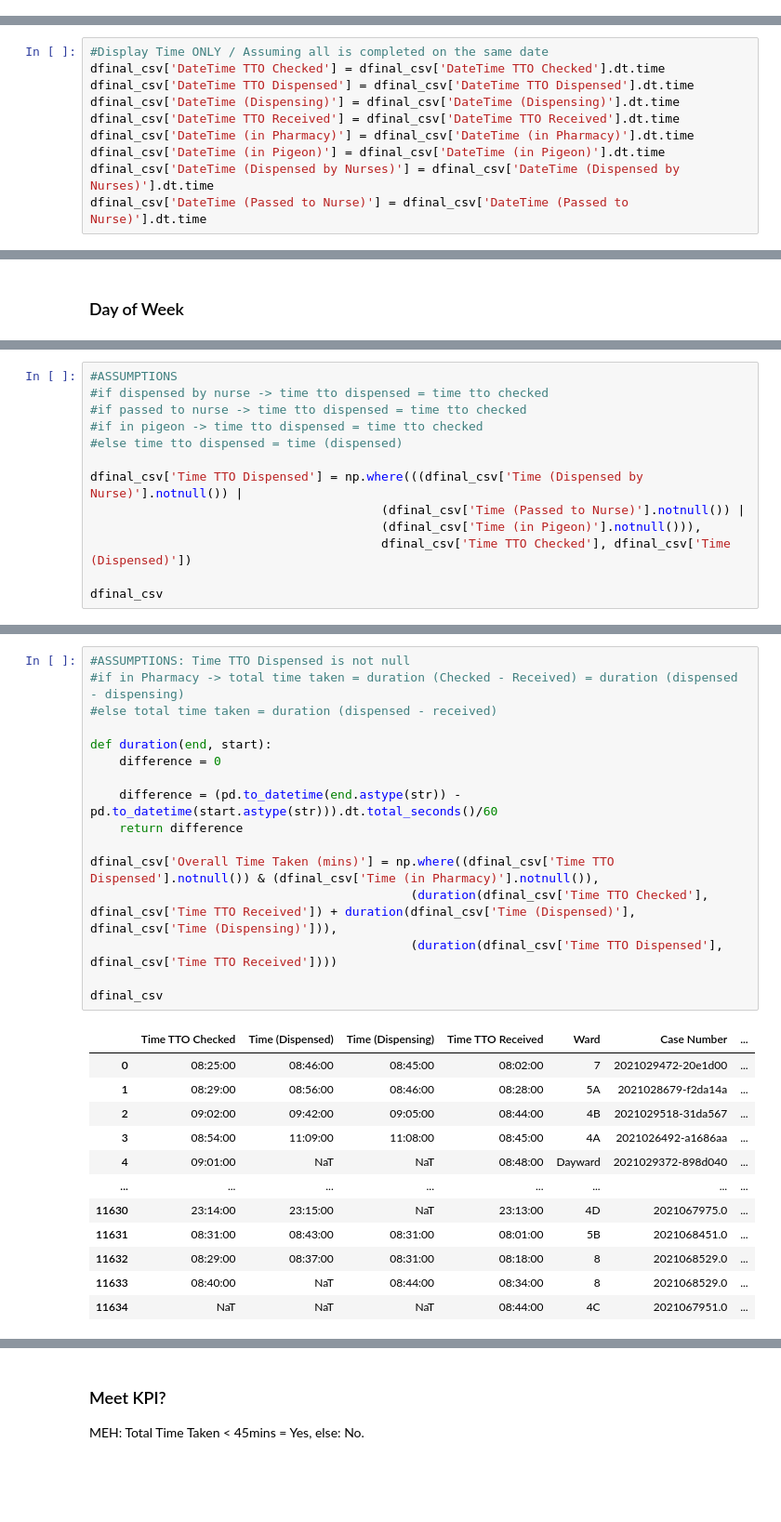
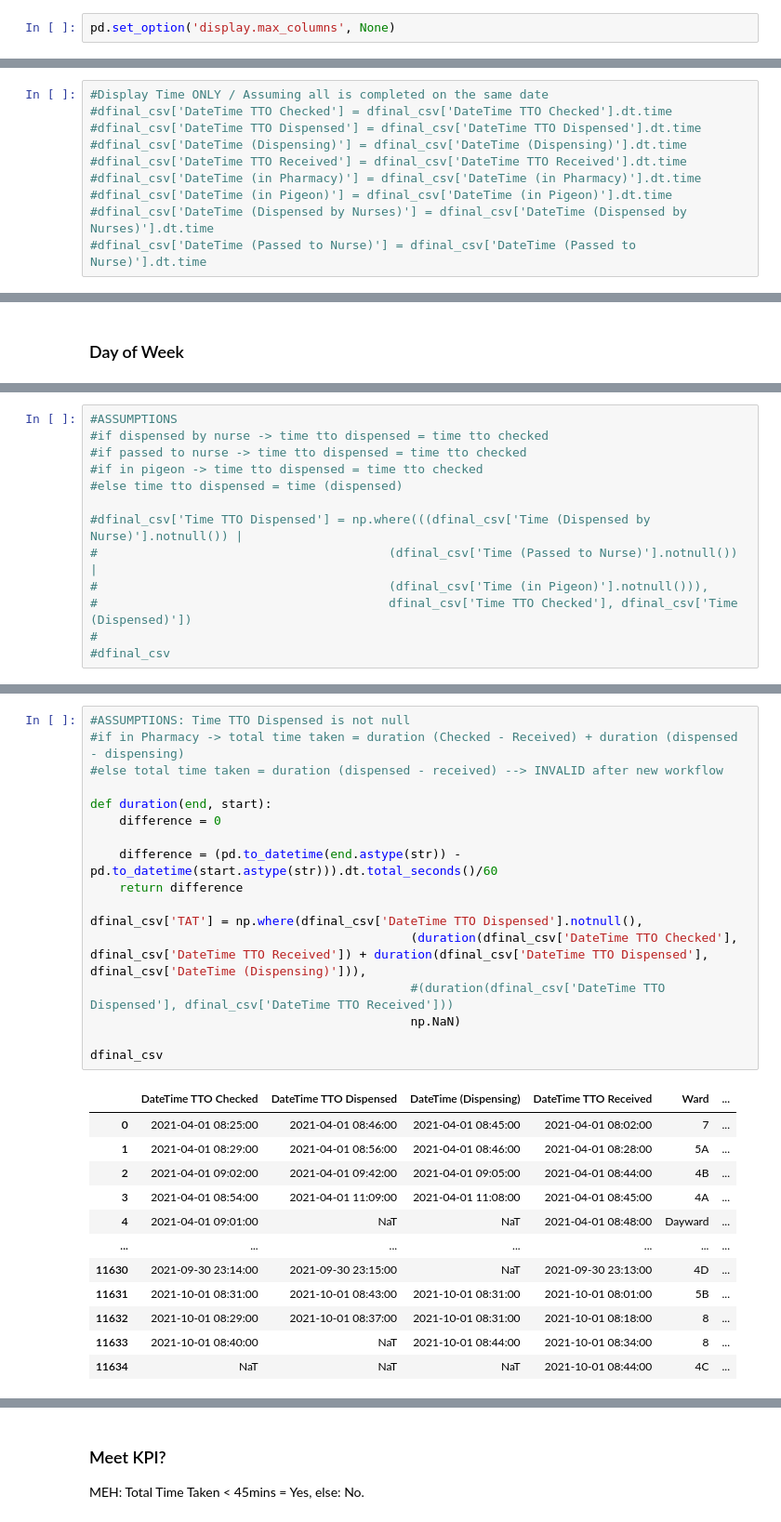
Before and after one commit to RoystonCXW/IS447---Smart-Healthcare, a Jupyter notebook: IS447/System/Code/Pharmacy Dept/MEH_Cleaning.ipynb, the cells around one changed output, grey strips where cells are left out. Shown at 93% size. Drawn from its saved outputs; the diff is of its cells as text; blank space fills up the shorter version.

Commit message:
Additional Cleaning for Pharmacy Dept of MEH
Completed based on clarification call on 15/03/22 with Pharmacy Dept.

```diff
--- a/IS447/System/Code/Pharmacy Dept/MEH_Cleaning.ipynb
+++ b/IS447/System/Code/Pharmacy Dept/MEH_Cleaning.ipynb
@@ -3,6 +3,8 @@
 # %%
 import pandas as pd
 import numpy as np
+# %%
+pd.set_option('display.max_columns', None)
 # %% [markdown]
 ## Combining Excel Tabs and Basic Cleaning
 # %%
@@ -465,14 +466,14 @@ dfinal_csv['DateTime (Passed to Nurse)'] = pd.to_datetime(dfinal_csv['DateTime (
 dfinal_csv['Date'] = dfinal_csv['DateTime TTO Received'].dt.date
 # %%
 #Display Time ONLY / Assuming all is completed on the same date
-dfinal_csv['DateTime TTO Checked'] = dfinal_csv['DateTime TTO Checked'].dt.time
-dfinal_csv['DateTime TTO Dispensed'] = dfinal_csv['DateTime TTO Dispensed'].dt.time
-dfinal_csv['DateTime (Dispensing)'] = dfinal_csv['DateTime (Dispensing)'].dt.time
-dfinal_csv['DateTime TTO Received'] = dfinal_csv['DateTime TTO Received'].dt.time
-dfinal_csv['DateTime (in Pharmacy)'] = dfinal_csv['DateTime (in Pharmacy)'].dt.time
-dfinal_csv['DateTime (in Pigeon)'] = dfinal_csv['DateTime (in Pigeon)'].dt.time
-dfinal_csv['DateTime (Dispensed by Nurses)'] = dfinal_csv['DateTime (Dispensed by Nurses)'].dt.time
-dfinal_csv['DateTime (Passed to Nurse)'] = dfinal_csv['DateTime (Passed to Nurse)'].dt.time
+#dfinal_csv['DateTime TTO Checked'] = dfinal_csv['DateTime TTO Checked'].dt.time
+#dfinal_csv['DateTime TTO Dispensed'] = dfinal_csv['DateTime TTO Dispensed'].dt.time
+#dfinal_csv['DateTime (Dispensing)'] = dfinal_csv['DateTime (Dispensing)'].dt.time
+#dfinal_csv['DateTime TTO Received'] = dfinal_csv['DateTime TTO Received'].dt.time
+#dfinal_csv['DateTime (in Pharmacy)'] = dfinal_csv['DateTime (in Pharmacy)'].dt.time
+#dfinal_csv['DateTime (in Pigeon)'] = dfinal_csv['DateTime (in Pigeon)'].dt.time
+#dfinal_csv['DateTime (Dispensed by Nurses)'] = dfinal_csv['DateTime (Dispensed by Nurses)'].dt.time
+#dfinal_csv['DateTime (Passed to Nurse)'] = dfinal_csv['DateTime (Passed to Nurse)'].dt.time
 # %%
 dfinal_csv.head()
 # %% [output]
@@ -531,9 +527,9 @@ In due of various workflow conditions for MEH, re-calculation of Time TTO Dispen
 #if in pigeon -> time tto dispensed = time tto checked
 #else time tto dispensed = time (dispensed)
 
-dfinal_csv['Time TTO Dispensed'] = np.where(((dfinal_csv['Time (Dispensed by Nurse)'].notnull()) |
-                                        (dfinal_csv['Time (Passed to Nurse)'].notnull()) |
-                                        (dfinal_csv['Time (in Pigeon)'].notnull())),
-                                        dfinal_csv['Time TTO Checked'], dfinal_csv['Time (Dispensed)'])
-
-dfinal_csv
+#dfinal_csv['Time TTO Dispensed'] = np.where(((dfinal_csv['Time (Dispensed by Nurse)'].notnull()) |
+#                                        (dfinal_csv['Time (Passed to Nurse)'].notnull()) |
+#                                        (dfinal_csv['Time (in Pigeon)'].notnull())),
+#                                        dfinal_csv['Time TTO Checked'], dfinal_csv['Time (Dispensed)'])
+#
+#dfinal_csv
@@ -572,29 +540,30 @@ dfinal_csv[dfinal_csv['Time TTO Dispensed'].isnull()]
 # %%
 #ASSUMPTIONS: Time TTO Dispensed is not null
-#if in Pharmacy -> total time taken = duration (Checked - Received) = duration (dispensed - dispensing)
-#else total time taken = duration (dispensed - received)
+#if in Pharmacy -> total time taken = duration (Checked - Received) + duration (dispensed - dispensing)
+#else total time taken = duration (dispensed - received) --> INVALID after new workflow
 
 def duration(end, start):
     difference = 0
 
     difference = (pd.to_datetime(end.astype(str)) - pd.to_datetime(start.astype(str))).dt.total_seconds()/60
     return difference
 
-dfinal_csv['Overall Time Taken (mins)'] = np.where((dfinal_csv['Time TTO Dispensed'].notnull()) & (dfinal_csv['Time (in Pharmacy)'].notnull()),
-                                            (duration(dfinal_csv['Time TTO Checked'], dfinal_csv['Time TTO Received']) + duration(dfinal_csv['Time (Dispensed)'], dfinal_csv['Time (Dispensing)'])),
-                                            (duration(dfinal_csv['Time TTO Dispensed'], dfinal_csv['Time TTO Received'])))
+dfinal_csv['TAT'] = np.where(dfinal_csv['DateTime TTO Dispensed'].notnull(),
+                                            (duration(dfinal_csv['DateTime TTO Checked'], dfinal_csv['DateTime TTO Received']) + duration(dfinal_csv['DateTime TTO Dispensed'], dfinal_csv['DateTime (Dispensing)'])),
+                                            #(duration(dfinal_csv['DateTime TTO Dispensed'], dfinal_csv['DateTime TTO Received']))
+                                            np.NaN)
 
 dfinal_csv
 # %% [output]
-|  | Time TTO Checked | Time (Dispensed) | Time (Dispensing) | Time TTO Received | Ward | Case Number | ... |
-| 0 | 08:25:00 | 08:46:00 | 08:45:00 | 08:02:00 | 7 | 2021029472-20e1d00 | ... |
-| 1 | 08:29:00 | 08:56:00 | 08:46:00 | 08:28:00 | 5A | 2021028679-f2da14a | ... |
-| 2 | 09:02:00 | 09:42:00 | 09:05:00 | 08:44:00 | 4B | 2021029518-31da567 | ... |
-| 3 | 08:54:00 | 11:09:00 | 11:08:00 | 08:45:00 | 4A | 2021026492-a1686aa | ... |
-| 4 | 09:01:00 | NaT | NaT | 08:48:00 | Dayward | 2021029372-898d040 | ... |
-| ... | ... | ... | ... | ... | ... | ... | ... |
-| 11630 | 23:14:00 | 23:15:00 | NaT | 23:13:00 | 4D | 2021067975.0 | ... |
-| 11631 | 08:31:00 | 08:43:00 | 08:31:00 | 08:01:00 | 5B | 2021068451.0 | ... |
-| 11632 | 08:29:00 | 08:37:00 | 08:31:00 | 08:18:00 | 8 | 2021068529.0 | ... |
-| 11633 | 08:40:00 | NaT | 08:44:00 | 08:34:00 | 8 | 2021068529.0 | ... |
-| 11634 | NaT | NaT | NaT | 08:44:00 | 4C | 2021067951.0 | ... |
+|  | DateTime TTO Checked | DateTime TTO Dispensed | DateTime (Dispensing) | DateTime TTO Received | Ward | ... |
+| 0 | 2021-04-01 08:25:00 | 2021-04-01 08:46:00 | 2021-04-01 08:45:00 | 2021-04-01 08:02:00 | 7 | ... |
+| 1 | 2021-04-01 08:29:00 | 2021-04-01 08:56:00 | 2021-04-01 08:46:00 | 2021-04-01 08:28:00 | 5A | ... |
+| 2 | 2021-04-01 09:02:00 | 2021-04-01 09:42:00 | 2021-04-01 09:05:00 | 2021-04-01 08:44:00 | 4B | ... |
+| 3 | 2021-04-01 08:54:00 | 2021-04-01 11:09:00 | 2021-04-01 11:08:00 | 2021-04-01 08:45:00 | 4A | ... |
+| 4 | 2021-04-01 09:01:00 | NaT | NaT | 2021-04-01 08:48:00 | Dayward | ... |
+| ... | ... | ... | ... | ... | ... | ... |
+| 11630 | 2021-09-30 23:14:00 | 2021-09-30 23:15:00 | NaT | 2021-09-30 23:13:00 | 4D | ... |
+| 11631 | 2021-10-01 08:31:00 | 2021-10-01 08:43:00 | 2021-10-01 08:31:00 | 2021-10-01 08:01:00 | 5B | ... |
+| 11632 | 2021-10-01 08:29:00 | 2021-10-01 08:37:00 | 2021-10-01 08:31:00 | 2021-10-01 08:18:00 | 8 | ... |
+| 11633 | 2021-10-01 08:40:00 | NaT | 2021-10-01 08:44:00 | 2021-10-01 08:34:00 | 8 | ... |
+| 11634 | NaT | NaT | NaT | 2021-10-01 08:44:00 | 4C | ... |
```
Also changed, not shown: parts of 38 cells of this notebook, 2 other files.
